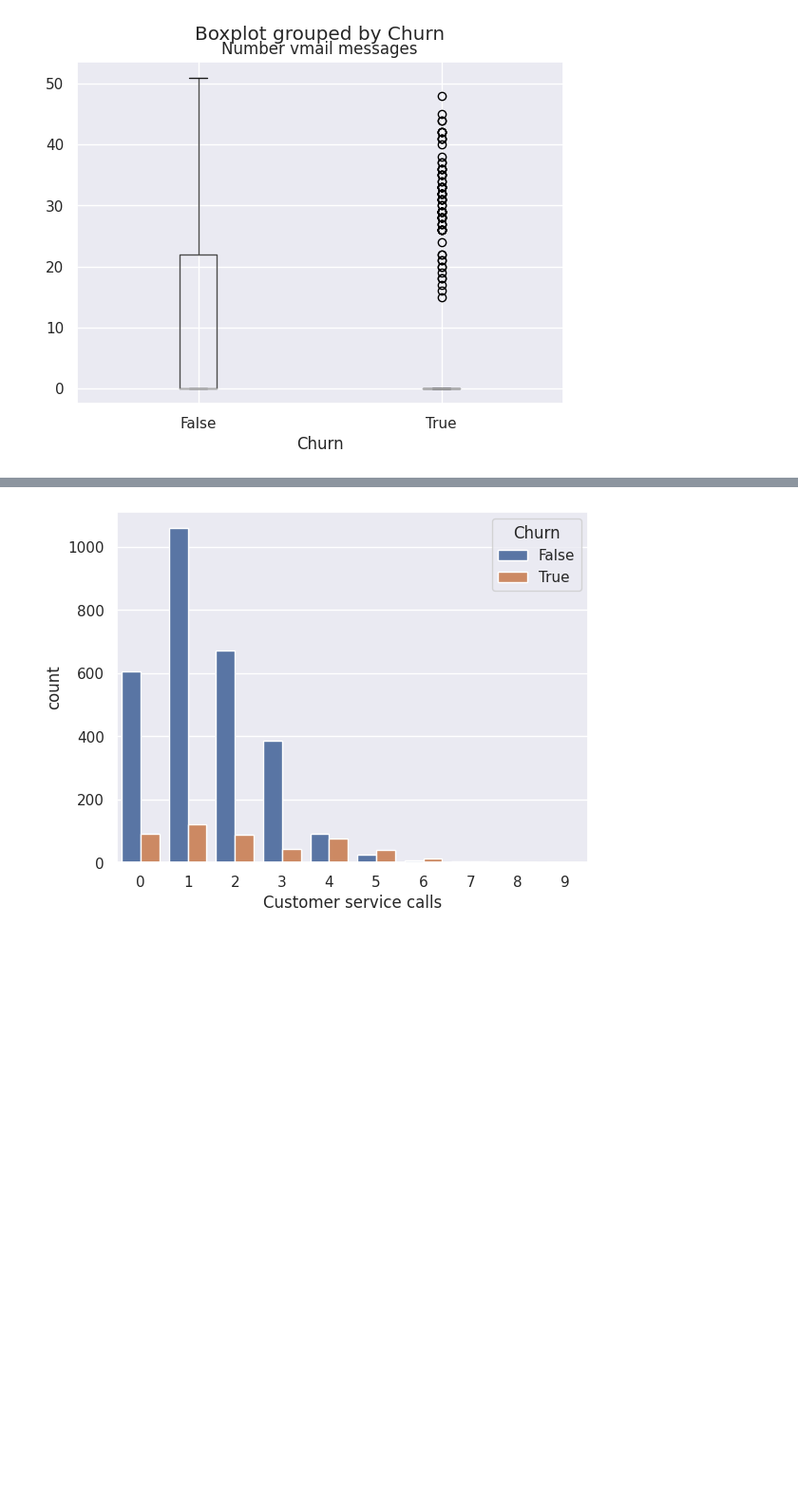
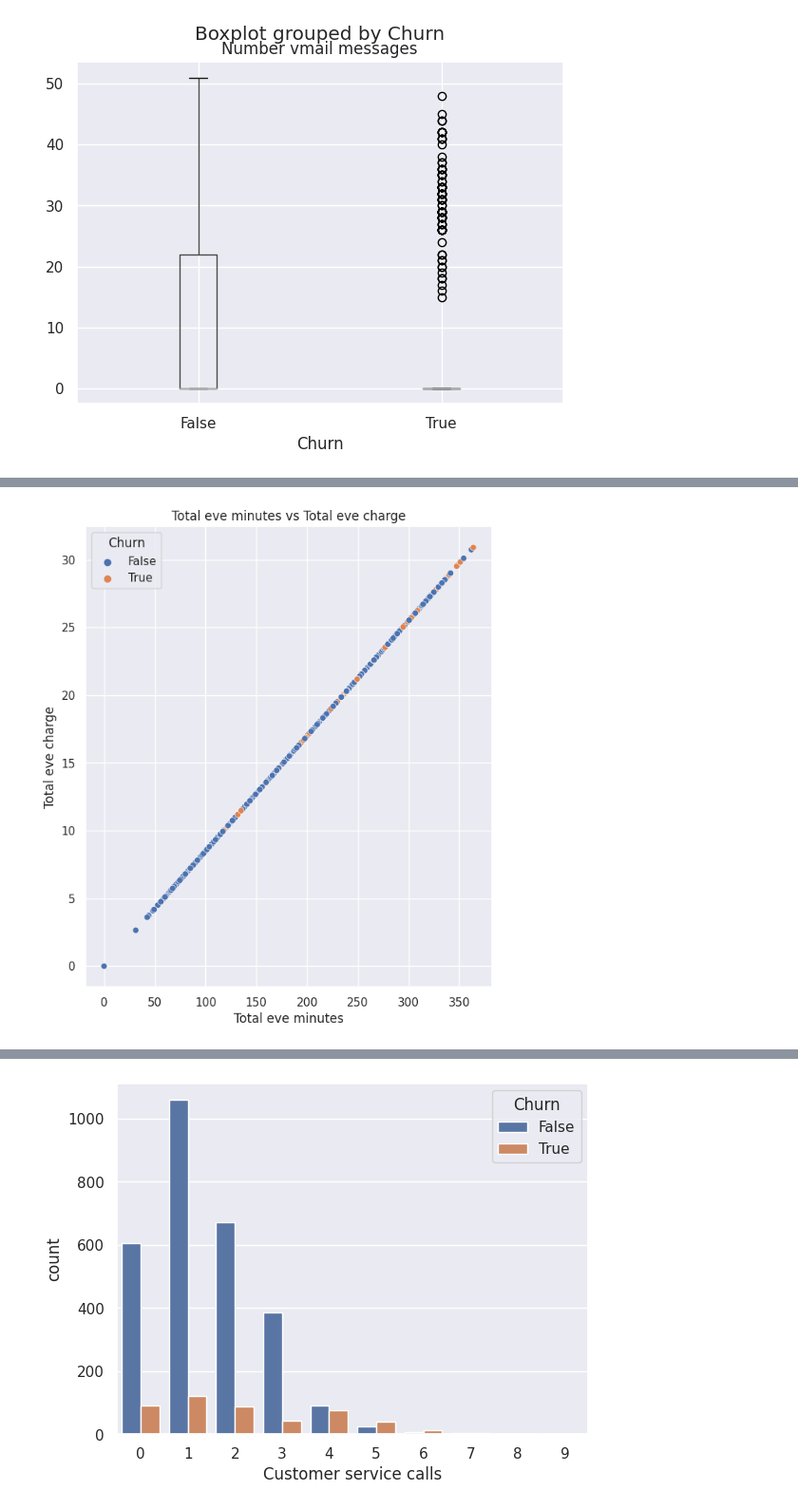
Before and after one commit to juel-123/Telecom_Churn_analysis, a Jupyter notebook: EDA_TELECOM.ipynb, the cells around one changed output, grey strips where cells are left out. Shown at 95% size. Saved outputs shown, nothing was run; the diff lists cells and outputs as text; code cells hidden in the pictures; blank space fills up the shorter version.

```diff
--- a/EDA_TELECOM.ipynb
+++ b/EDA_TELECOM.ipynb
@@ -405,0 +778,10 @@ plt.show()
+# %%
+# visualize total day minutes vs total day charge
+plt.figure(figsize=(7,8))
+sns.scatterplot(x = 'Total eve minutes', y = 'Total eve charge',data = df, hue='Churn')
+plt.xlabel('Total eve minutes',fontsize = 12)
+plt.ylabel('Total eve charge',fontsize = 12)
+plt.title("Total eve minutes vs Total eve charge",fontsize = 12 )
+plt.show()
+# %% [output]
+[figure, added]
```
Also changed, not shown: parts of 113 cells of this notebook.
